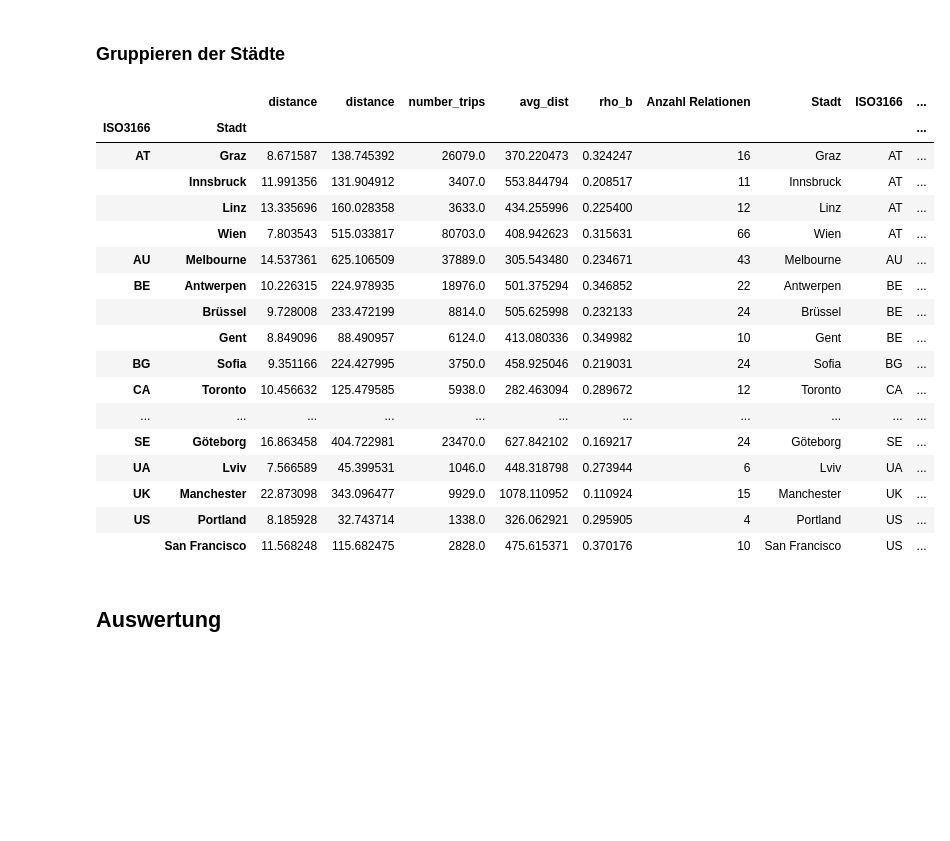
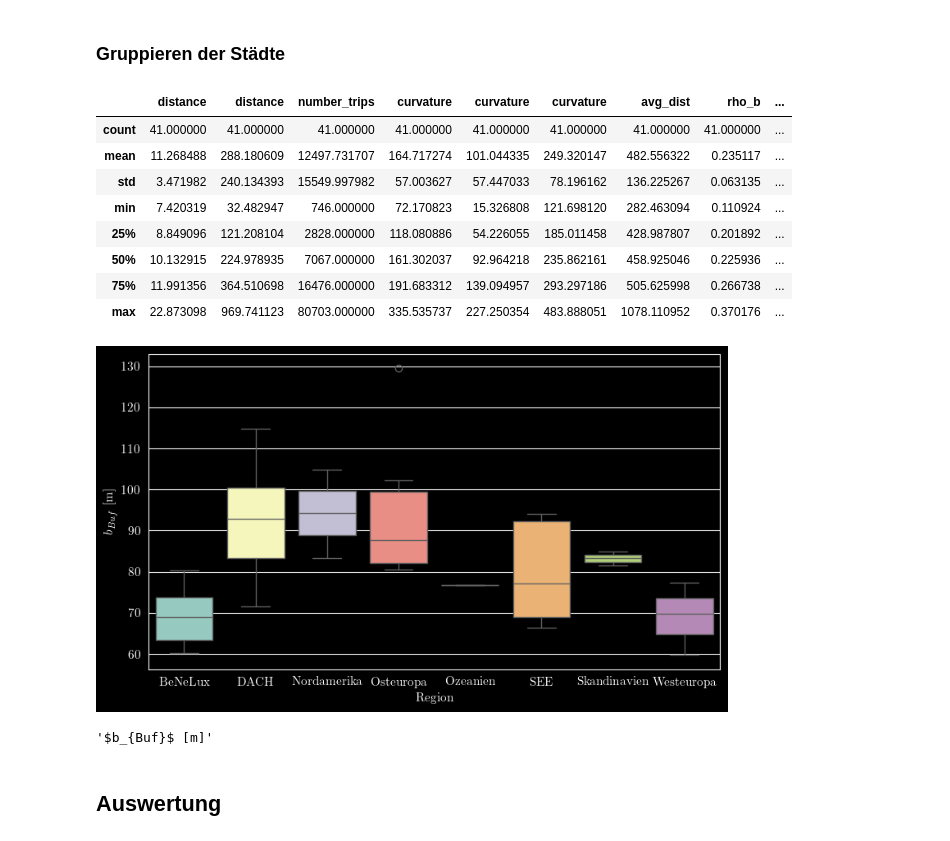
Before and after one commit to flof93/osm-horizontal-curvature, a Jupyter notebook: Auswertung.ipynb, the cells around one changed output. Drawn from its saved outputs; the diff is of its cells as text; code cells hidden in the pictures; blank space fills up the shorter version.

```diff
--- a/Auswertung.ipynb
+++ b/Auswertung.ipynb
@@ -36,7 +41,7 @@ cm = 1/2.54
 # %% [markdown]
 ## Laden des Datasets
 # %%
-data=gpd.read_file(da.DATA_DICT / 'building_data.json').dropna(axis='index')
+data=gpd.read_file(da.DATA_DIR / 'building_data.json').dropna(axis='index').reset_index(drop=True)
 data
 # %% [output]
 |  | line_name | line_number | from | to | distance | curvature | height_up | height_down | gauge | ... |
@@ -64,40 +67,48 @@ def weighted_average(data:pd.DataFrame, value, weight):
 # %%
 agg_func = {'distance': ['mean', 'sum'],
             #'trip_speed': ['mean'],
             'number_trips': ['sum'],
+            'curvature': ['mean', 'min','max'],
             'avg_dist': ['mean'],
             'rho_b': ['mean'],
             'machine_readable': ['count'],
             'Stadt': 'first',
             'ISO3166': 'first',
             'gauge': 'first',
-           'region':'first'}
-df_cities_grouped = data[['Stadt', 'distance', 'trip_speed', 'number_trips', 'avg_dist', 'rho_b', 'gauge', 'ISO3166',
-                    'machine_readable', 'region']].groupby(by=['ISO3166', 'Stadt']).aggregate(func=agg_func)
+           'region':'first',
+            'Buffer_Width':'mean'}
+df_cities_grouped = data[['Stadt', 'distance', 'trip_speed', 'number_trips', 'curvature', 'avg_dist', 'rho_b', 'gauge', 'ISO3166',
+                    'machine_readable', 'region', 'Buffer_Width']].groupby(by=['ISO3166', 'Stadt']).aggregate(func=agg_func)
 df_cities_grouped['trip_speeds_new']=data.groupby(['ISO3166', 'Stadt']).apply(weighted_average, 'trip_speed', 'number_trips')
 df_cities_grouped.rename(columns={'machine_readable': 'Anzahl Relationen'}, inplace=True)
 df_cities_grouped.rename_axis(['ISO3166', 'Stadt']).reset_index(inplace=True)
 df_cities_grouped.columns = df_cities_grouped.columns.droplevel(1)
-df_cities_grouped
+df_cities_grouped.describe()
 # %% [output]
-|  |  | distance | distance | number_trips | avg_dist | rho_b | Anzahl Relationen | Stadt | ISO3166 | ... |
-| ISO3166 | Stadt |  |  |  |  |  |  |  |  | ... |
-| AT | Graz | 8.671587 | 138.745392 | 26079.0 | 370.220473 | 0.324247 | 16 | Graz | AT | ... |
-|  | Innsbruck | 11.991356 | 131.904912 | 3407.0 | 553.844794 | 0.208517 | 11 | Innsbruck | AT | ... |
-|  | Linz | 13.335696 | 160.028358 | 3633.0 | 434.255996 | 0.225400 | 12 | Linz | AT | ... |
-|  | Wien | 7.803543 | 515.033817 | 80703.0 | 408.942623 | 0.315631 | 66 | Wien | AT | ... |
-| AU | Melbourne | 14.537361 | 625.106509 | 37889.0 | 305.543480 | 0.234671 | 43 | Melbourne | AU | ... |
-| BE | Antwerpen | 10.226315 | 224.978935 | 18976.0 | 501.375294 | 0.346852 | 22 | Antwerpen | BE | ... |
-|  | Brüssel | 9.728008 | 233.472199 | 8814.0 | 505.625998 | 0.232133 | 24 | Brüssel | BE | ... |
-|  | Gent | 8.849096 | 88.490957 | 6124.0 | 413.080336 | 0.349982 | 10 | Gent | BE | ... |
-| BG | Sofia | 9.351166 | 224.427995 | 3750.0 | 458.925046 | 0.219031 | 24 | Sofia | BG | ... |
-| CA | Toronto | 10.456632 | 125.479585 | 5938.0 | 282.463094 | 0.289672 | 12 | Toronto | CA | ... |
-| ... | ... | ... | ... | ... | ... | ... | ... | ... | ... | ... |
-| SE | Göteborg | 16.863458 | 404.722981 | 23470.0 | 627.842102 | 0.169217 | 24 | Göteborg | SE | ... |
-| UA | Lviv | 7.566589 | 45.399531 | 1046.0 | 448.318798 | 0.273944 | 6 | Lviv | UA | ... |
-| UK | Manchester | 22.873098 | 343.096477 | 9929.0 | 1078.110952 | 0.110924 | 15 | Manchester | UK | ... |
-| US | Portland | 8.185928 | 32.743714 | 1338.0 | 326.062921 | 0.295905 | 4 | Portland | US | ... |
-|  | San Francisco | 11.568248 | 115.682475 | 2828.0 | 475.615371 | 0.370176 | 10 | San Francisco | US | ... |
+|  | distance | distance | number_trips | curvature | curvature | curvature | avg_dist | rho_b | ... |
+| count | 41.000000 | 41.000000 | 41.000000 | 41.000000 | 41.000000 | 41.000000 | 41.000000 | 41.000000 | ... |
+| mean | 11.268488 | 288.180609 | 12497.731707 | 164.717274 | 101.044335 | 249.320147 | 482.556322 | 0.235117 | ... |
+| std | 3.471982 | 240.134393 | 15549.997982 | 57.003627 | 57.447033 | 78.196162 | 136.225267 | 0.063135 | ... |
+| min | 7.420319 | 32.482947 | 746.000000 | 72.170823 | 15.326808 | 121.698120 | 282.463094 | 0.110924 | ... |
+| 25% | 8.849096 | 121.208104 | 2828.000000 | 118.080886 | 54.226055 | 185.011458 | 428.987807 | 0.201892 | ... |
+| 50% | 10.132915 | 224.978935 | 7067.000000 | 161.302037 | 92.964218 | 235.862161 | 458.925046 | 0.225936 | ... |
+| 75% | 11.991356 | 364.510698 | 16476.000000 | 191.683312 | 139.094957 | 293.297186 | 505.625998 | 0.266738 | ... |
+| max | 22.873098 | 969.741123 | 80703.000000 | 335.535737 | 227.250354 | 483.888051 | 1078.110952 | 0.370176 | ... |
+# %%
+order=list(data['region'].unique())
+order.sort()
+
+fig, ax = plt.subplots(1,1, figsize=(9,5))
+sns.boxplot(df_cities_grouped, x='region', y='Buffer_Width', hue='region', hue_order=order, order=order, ax=ax)
+plt.ylabel(da.COLUMN_NAMES_TEX['Buffer_Width'])
+plt.xlabel('Region')
+fig.savefig(RESULTS_DIR/'Verteilungen'/'buffer_width_boxplot.png', dpi=600, bbox_inches='tight')
+# %% [output]
+[figure, added]
+# %%
+da.COLUMN_NAMES_TEX['Buffer_Width']
+# %% [output]
+'$b_{Buf}$ [m]'
 # %% [markdown]
 ## Auswertung
 # %%
```
Also changed, not shown: parts of 32 cells of this notebook.
